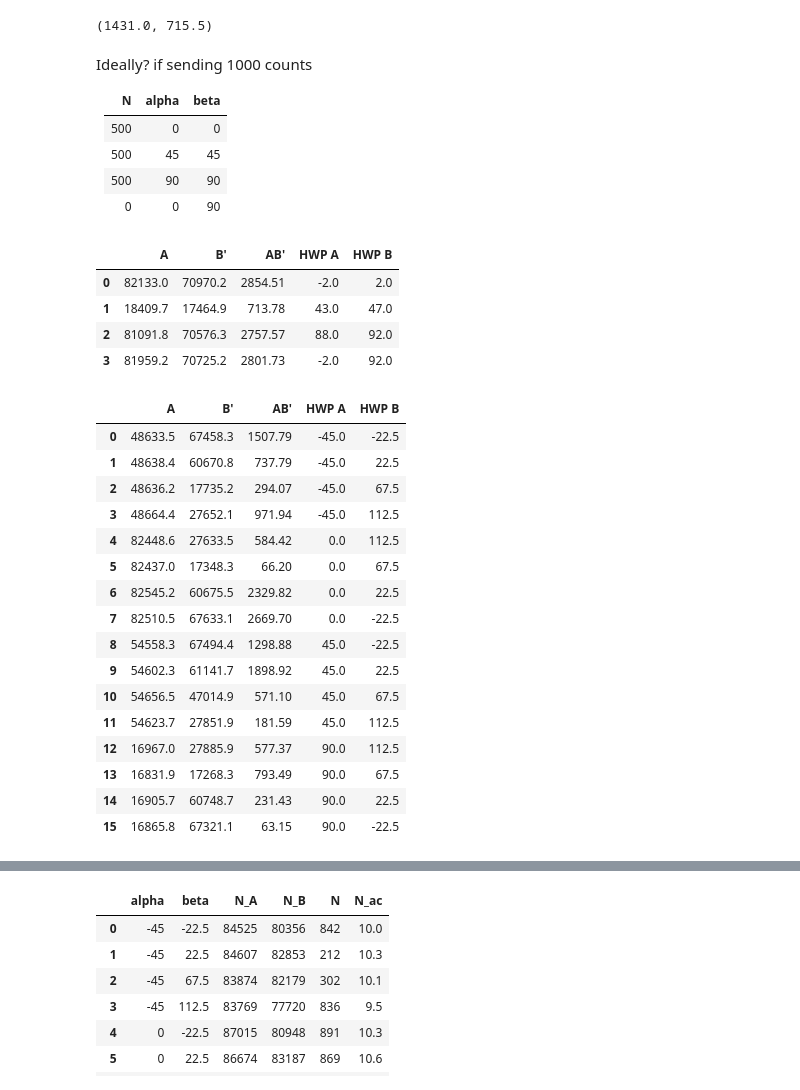
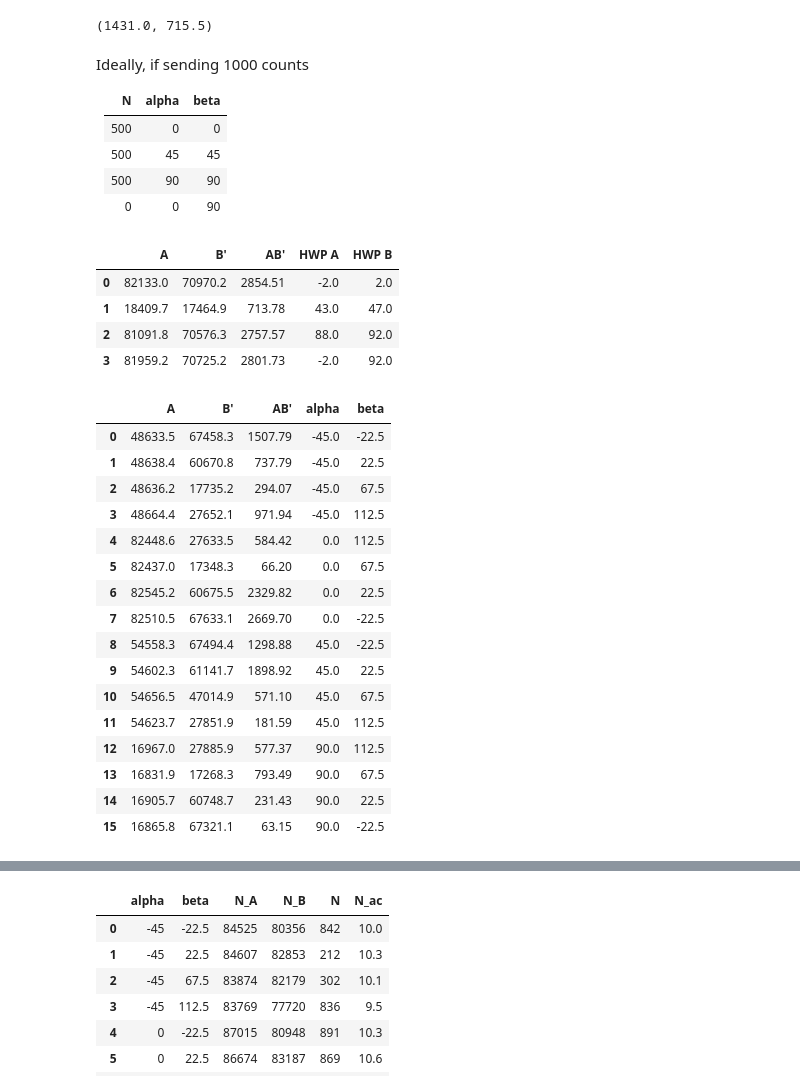
Before and after one commit to curtisjhu/bells-inequality, a Jupyter notebook: final.ipynb, the cells around one changed output, grey strips where cells are left out. Saved outputs shown, nothing was run; the diff lists cells and outputs as text; code cells hidden in the pictures.

```diff
--- a/final.ipynb
+++ b/final.ipynb
@@ -91,7 +91,7 @@ phi = 90
 # %% [output]
 (1431.0, 715.5)
 # %% [markdown]
-Ideally? if sending 1000 counts
+Ideally, if sending 1000 counts
 
 N | alpha | beta
 --- | --- | ---
@@ -114,11 +114,11 @@ data[['A', "B'", "AB'", "HWP A", "HWP B"]].head()
 # %%
 import pandas as pd
 
 data = pd.read_csv('final_alpha_beta_plots_data.csv')
-coincidences = data[['A', "B'", "AB'", "HWP A", "HWP B"]]
+coincidences = data[['A', "B'", "AB'", "alpha", "beta"]]
 coincidences
 # %% [output]
-|  | A | B' | AB' | HWP A | HWP B |
+|  | A | B' | AB' | alpha | beta |
 | 0 | 48633.5 | 67458.3 | 1507.79 | -45.0 | -22.5 |
 | 1 | 48638.4 | 60670.8 | 737.79 | -45.0 | 22.5 |
 | 2 | 48636.2 | 17735.2 | 294.07 | -45.0 | 67.5 |
```
Also changed, not shown: parts of 4 cells of this notebook, 2 other files.
